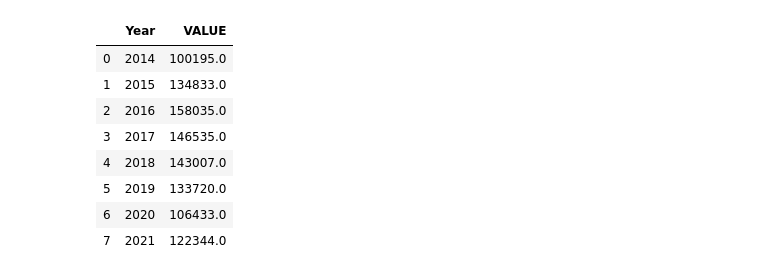
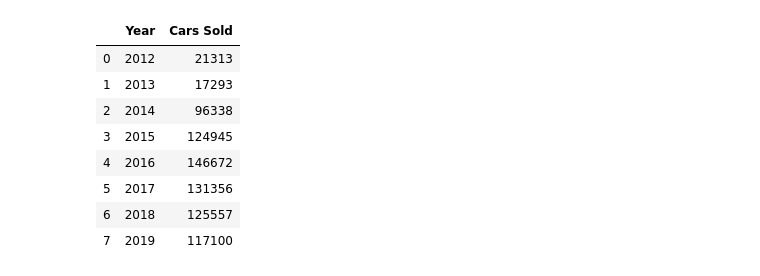
Before and after one commit to waseemmm737/crisp-dm-project, a Jupyter notebook: vehicle_data.ipynb, the cells around one changed output. Saved outputs shown, nothing was run; the diff lists cells and outputs as text; code cells hidden in the pictures.

```diff
--- a/vehicle_data.ipynb
+++ b/vehicle_data.ipynb
@@ -22,0 +17,19 @@ car_data
+# %%
+files = glob.glob('/Users/ahsanmunir/Desktop/Danish Semester Project/cars detailed/*.xls')
+master_df = pd.DataFrame()
+for file in files:
+    temp = pd.read_excel(file)
+    temp = temp[~temp['Cars'].isna()]
+    temp = temp[~temp['Cars Sold'].isna()]
+    temp['Cars Sold'] = temp['Cars Sold'].astype(int)
+
+    year = file.split("/")[-1]
+    year = year.split(".")[0]
+    temp['Year'] = int(re.findall('[^a-zA-Z]+', year)[-1])
+
+    master_df =  master_df.append(temp)
+    # break
+master_df = master_df.reset_index()
+
+car_data = master_df
+car_data
@@ -51,7 +113,0 @@ car_data[car_data.duplicated()]
-# %%
-car_data.rename({'C03398V04090':'Brand Code'}, axis=1, inplace=True)
-car_data['Brand Code'] = car_data['Brand Code'].str.replace(r'[^a-zA-Z]', '')
-car_data = car_data[['Statistic', 'Year', 'Brand Code', 'Make and Model', 'VALUE']]
-car_data['Brand'] = car_data['Make and Model'].str.split(" ").str[0]
-car_data = car_data[car_data['Brand Code']!='ZZZ']
-car_data
@@ -111,16 +174,17 @@ fig.show()
 # fig = px.box(car_data, x="Year", y="VALUE", color="Brand")
 # fig
 # %%
-yearly_grouped = car_data.groupby(['Year']).sum().reset_index()
-yearly_grouped
+yearly_grouped_car = car_data.groupby(['Year']).sum().reset_index()
+yearly_grouped_car.drop(['index'], axis=1, inplace=True)
+yearly_grouped_car
 # %% [output]
-|  | Year | VALUE |
-| 0 | 2014 | 100195.0 |
-| 1 | 2015 | 134833.0 |
-| 2 | 2016 | 158035.0 |
-| 3 | 2017 | 146535.0 |
-| 4 | 2018 | 143007.0 |
-| 5 | 2019 | 133720.0 |
-| 6 | 2020 | 106433.0 |
-| 7 | 2021 | 122344.0 |
+|  | Year | Cars Sold |
+| 0 | 2012 | 21313 |
+| 1 | 2013 | 17293 |
+| 2 | 2014 | 96338 |
+| 3 | 2015 | 124945 |
+| 4 | 2016 | 146672 |
+| 5 | 2017 | 131356 |
+| 6 | 2018 | 125557 |
+| 7 | 2019 | 117100 |
 # %%
```
Also changed, not shown: parts of 26 cells of this notebook.
